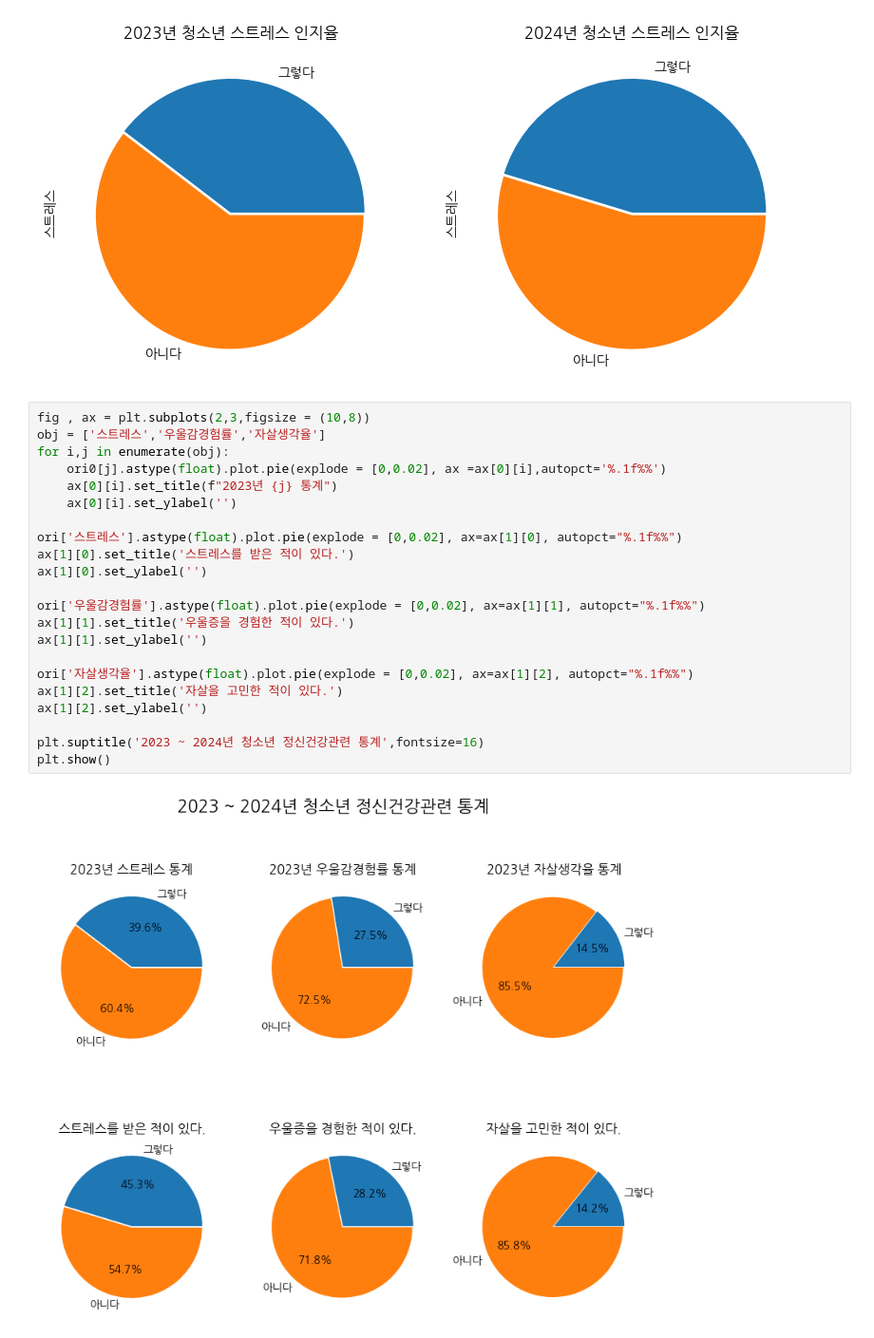
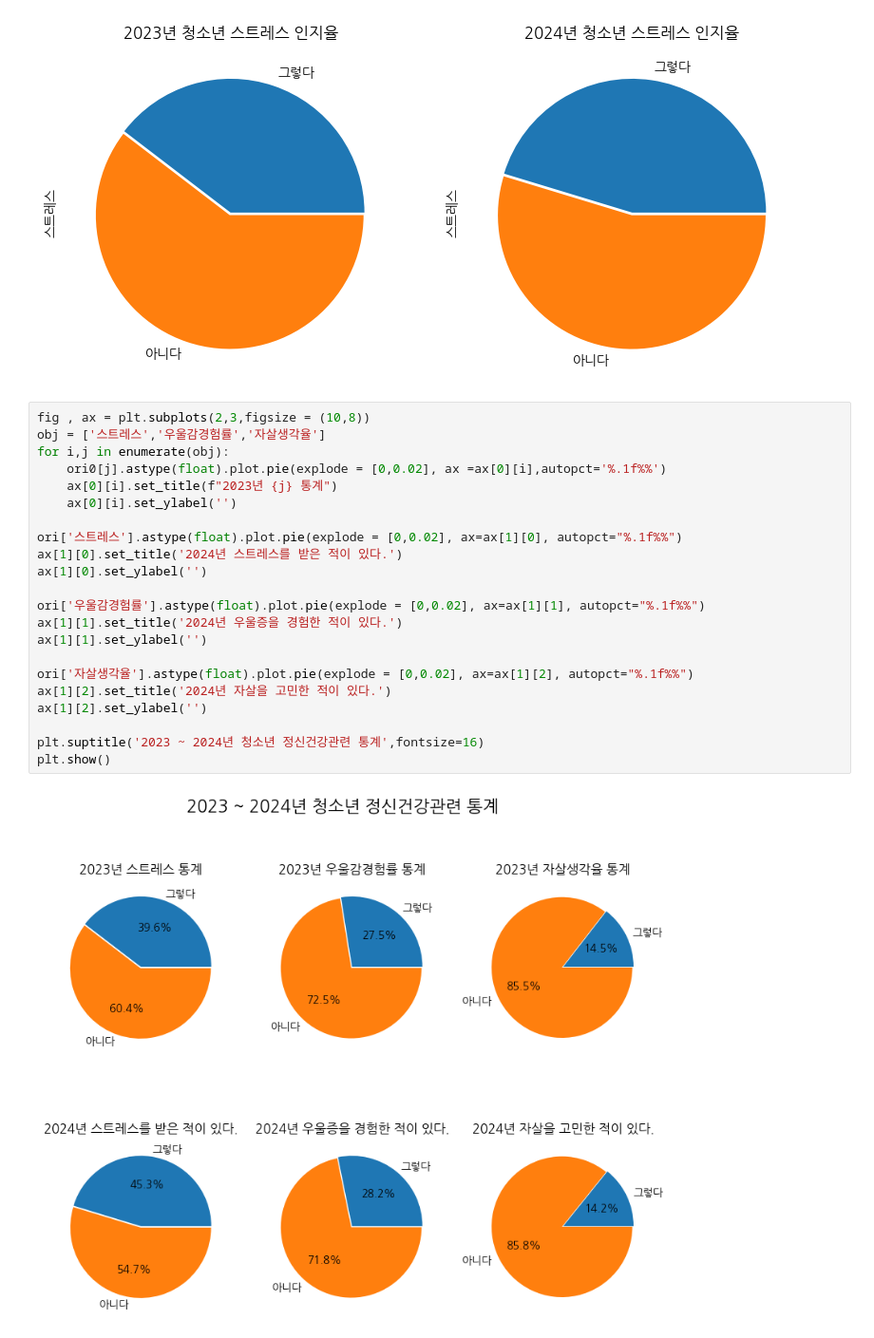
Before and after one commit to 2sseong/python, a Jupyter notebook: py11_청소년정신건강분석.ipynb, the cells around one changed output. Shown at 95% size. Drawn from its saved outputs; the diff is of its cells as text.

```diff
--- a/py11_청소년정신건강분석.ipynb
+++ b/py11_청소년정신건강분석.ipynb
@@ -85,24 +56,24 @@ plt.show()
 # %%
 fig , ax = plt.subplots(2,3,figsize = (10,8))
 obj = ['스트레스','우울감경험률','자살생각율']
 for i,j in enumerate(obj):
     ori0[j].astype(float).plot.pie(explode = [0,0.02], ax =ax[0][i],autopct='%.1f%%')
     ax[0][i].set_title(f"2023년 {j} 통계")
     ax[0][i].set_ylabel('')
 
 ori['스트레스'].astype(float).plot.pie(explode = [0,0.02], ax=ax[1][0], autopct="%.1f%%")
-ax[1][0].set_title('스트레스를 받은 적이 있다.')
+ax[1][0].set_title('2024년 스트레스를 받은 적이 있다.')
 ax[1][0].set_ylabel('')
 
 ori['우울감경험률'].astype(float).plot.pie(explode = [0,0.02], ax=ax[1][1], autopct="%.1f%%")
-ax[1][1].set_title('우울증을 경험한 적이 있다.')
+ax[1][1].set_title('2024년 우울증을 경험한 적이 있다.')
 ax[1][1].set_ylabel('')
 
 ori['자살생각율'].astype(float).plot.pie(explode = [0,0.02], ax=ax[1][2], autopct="%.1f%%")
-ax[1][2].set_title('자살을 고민한 적이 있다.')
+ax[1][2].set_title('2024년 자살을 고민한 적이 있다.')
 ax[1][2].set_ylabel('')
 
 plt.suptitle('2023 ~ 2024년 청소년 정신건강관련 통계',fontsize=16)
 plt.show()
 # %% [output]
-[figure, old version]
+[figure, new version]
```
Also changed, not shown: parts of 9 cells of this notebook, 16 other files.
